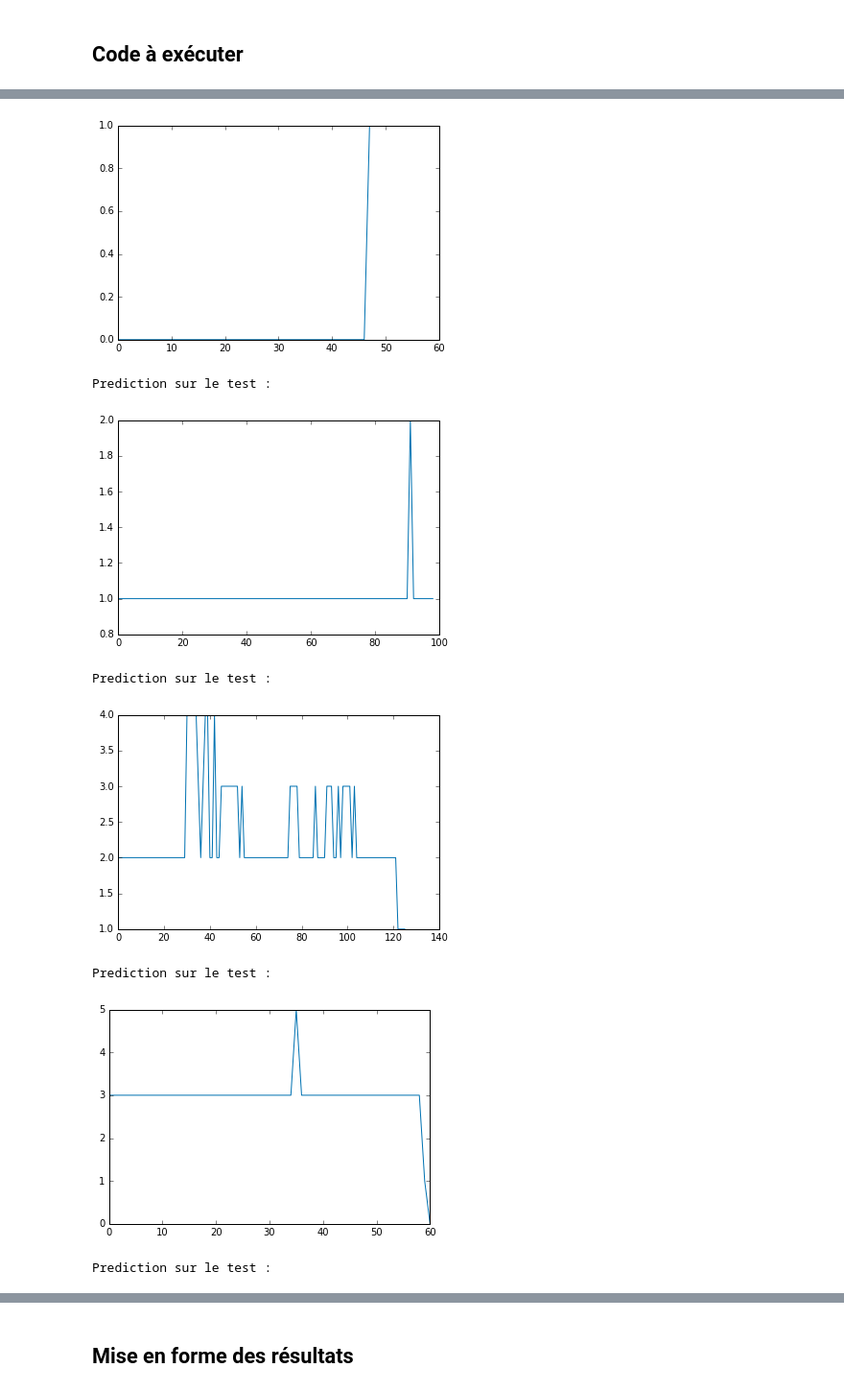
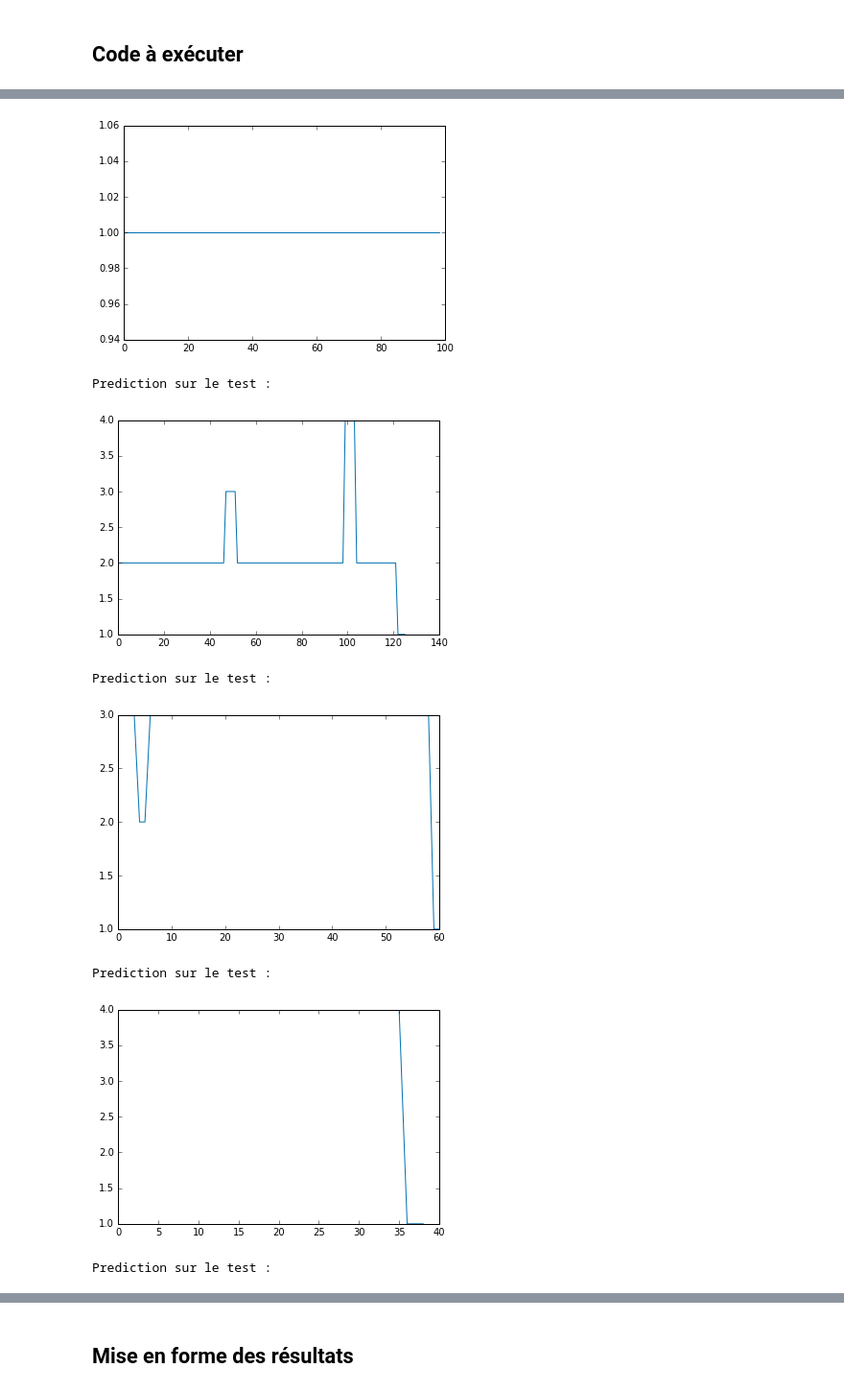
Before and after one commit to Vincent-Robert/Projet-SIGMA, a Jupyter notebook: Script court.ipynb, the cells around one changed output, grey strips where cells are left out. Shown: that part at 96% size. Drawn from its saved outputs; the diff is of its cells as text; code cells hidden in the pictures.

Commit message:
Modification des features
Meilleure distinction marcher / être dans les escaliers

```diff
--- a/Script court.ipynb
+++ b/Script court.ipynb
@@ -113,7 +113,8 @@ def create_train(train_name, window_length, recouvrement, n, liste_labels, liste
         #test_features[6].append(np.sqrt(np.mean(np.square(liste_windows[k][0, :]))))
         #test_features[7].append(np.sqrt(np.mean(np.square(liste_windows[k][1, :]))))
         train_features[4].append(np.sum((liste_windows[k][0, :-1] * liste_windows[k][0, 1:]) < 0))
-        train_features[5].append(np.sum((liste_windows[k][1, :-1] * liste_windows[k][1, 1:]) < 0))
+        centered1 = liste_windows[k][1, :] - np.mean(liste_windows[k][1, :])
+        train_features[5].append(np.sum((centered1[:-1] * centered1[1:]) < 0))
         #test_features[10].append(np.trapz(liste_windows[k][0, :]))
         #test_features[11].append(np.trapz(liste_windows[k][1, :]))
         train_features[6].append(np.argmax(signal.periodogram(liste_windows[k][0, :])))
@@ -195,7 +196,8 @@ def create_test(test_name, window_length, recouvrement, n):
         #test_features[6].append(np.sqrt(np.mean(np.square(liste_windows[k][0, :]))))
         #test_features[7].append(np.sqrt(np.mean(np.square(liste_windows[k][1, :]))))
         test_features[4].append(np.sum((liste_windows[k][0, :-1] * liste_windows[k][0, 1:]) < 0))
-        test_features[5].append(np.sum((liste_windows[k][1, :-1] * liste_windows[k][1, 1:]) < 0))
+        centered1 = liste_windows[k][1, :] - np.mean(liste_windows[k][1, :])
+        test_features[5].append(np.sum((centered1[:-1] * centered1[1:]) < 0))
         #test_features[10].append(np.trapz(liste_windows[k][0, :]))
         #test_features[11].append(np.trapz(liste_windows[k][1, :]))
         test_features[6].append(np.argmax(signal.periodogram(liste_windows[k][0, :])))
@@ -248,7 +250,7 @@ def actually_predict(classifier1, classifier2, classifier3, test_features, pca,
 # Hyperparamètres
 window_length = 250
 recouvrement = 0.8
-n = 3
+n = 8
 train_name = 'new_tout.csv' #total1.csv
 liste_labels = [0, 0, 0, 5, 5, 5, 1, 1, 1, 3, 3, 2, 2, 2, 4, 4, 4, 3]
 #[0, 1, 2, 0, 1, 2, 0, 0, 0, 1, 1, 2, 2, 5, 5, 5, 3, 3, 4, 4]
@@ -275,5 +277,5 @@ Prediction sur le train, juste pour voir :
 # %%
-test_liste = ['test_situation_reelle_coupee.csv', 'assis_test.csv', 'debout_test.csv', 'marche_test.csv', 'descenterapide3.csv', 'monte_test.csv', 'courir_test.csv']
+test_liste = ['assis_test.csv', 'debout_test.csv', 'marche_test.csv', 'descenterapide3.csv', 'monte_test.csv', 'courir_test.csv']
 for test_name in test_liste:
     test_features = create_test(test_name, window_length, recouvrement, n)
 
@@ -289,9 +291,9 @@ Prediction sur le test :
 Prediction sur le test :
-[figure, old version]
+[figure, new version]
 Prediction sur le test :
-[figure, old version]
+[figure, new version]
 Prediction sur le test :
-[figure, old version]
+[figure, new version]
 Prediction sur le test :
-[figure, old version]
+[figure, new version]
 Prediction sur le test :
```
Also changed, not shown: parts of 6 cells of this notebook.
